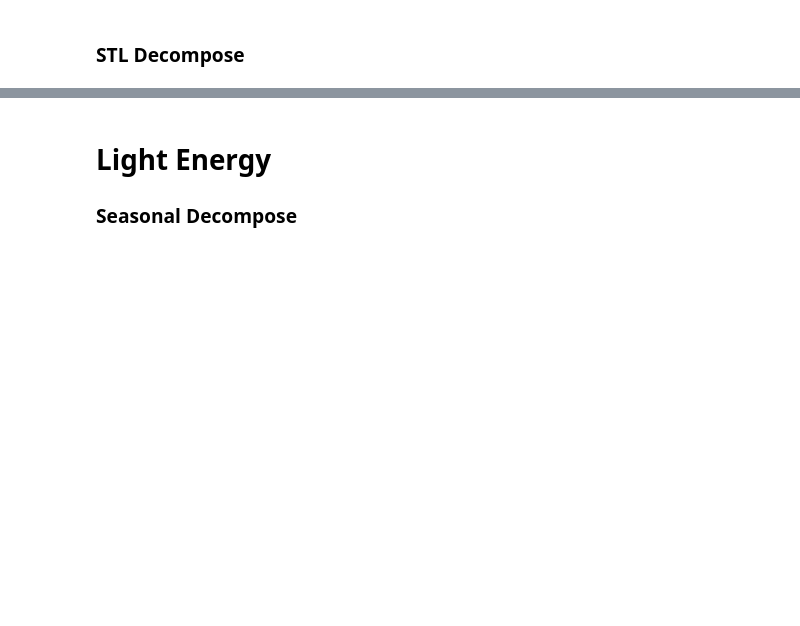
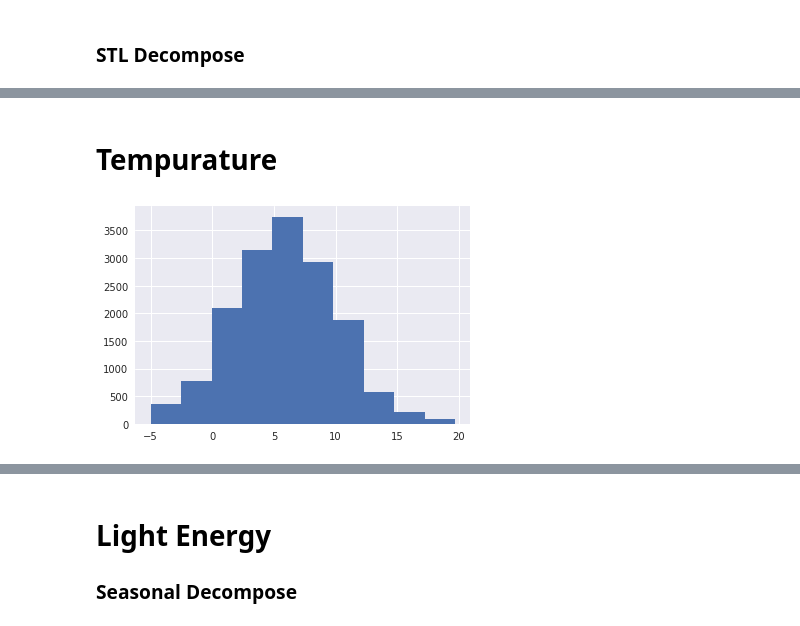
Before and after one commit to npendicott/energy-exploration, a Jupyter notebook: 2_using_lib.ipynb, the cells around one changed output, grey strips where cells are left out. Saved outputs shown, nothing was run; the diff lists cells and outputs as text; code cells hidden in the pictures; blank space fills up the shorter version.

```diff
--- a/2_using_lib.ipynb
+++ b/2_using_lib.ipynb
@@ -327,0 +467,15 @@ print(residuals.describe())
+# %% [markdown]
+
+
+
+
+
+
+# Tempurature
+# %%
+series='tempurature'
+sample.base[series].hist()
+
+plt.show()
+# %% [output]
+[figure, added]
```
Also changed, not shown: parts of 57 cells of this notebook, 6 other files.
